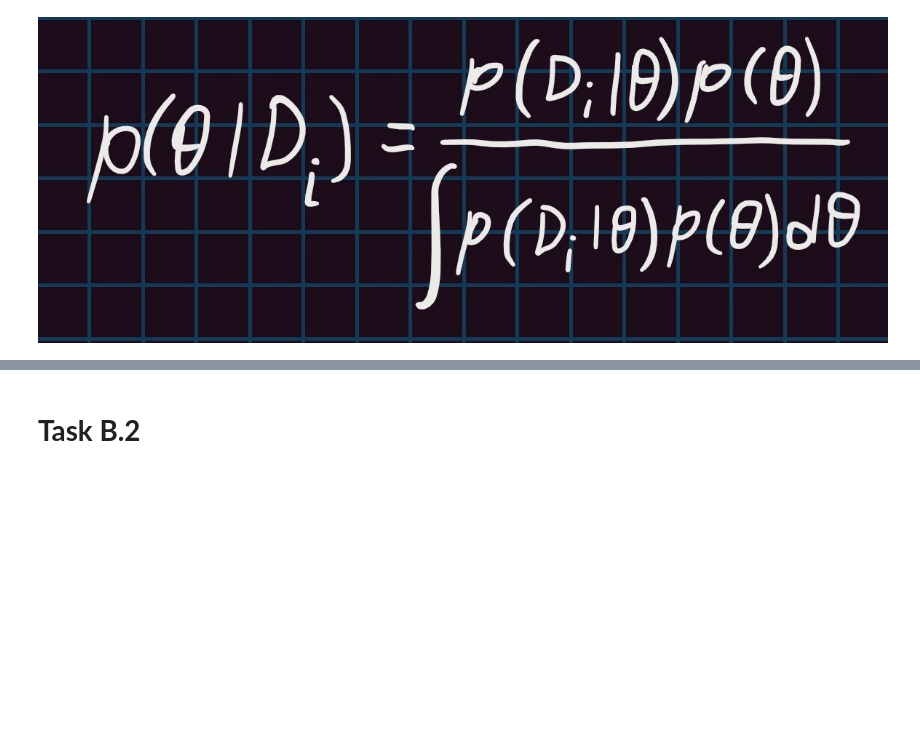
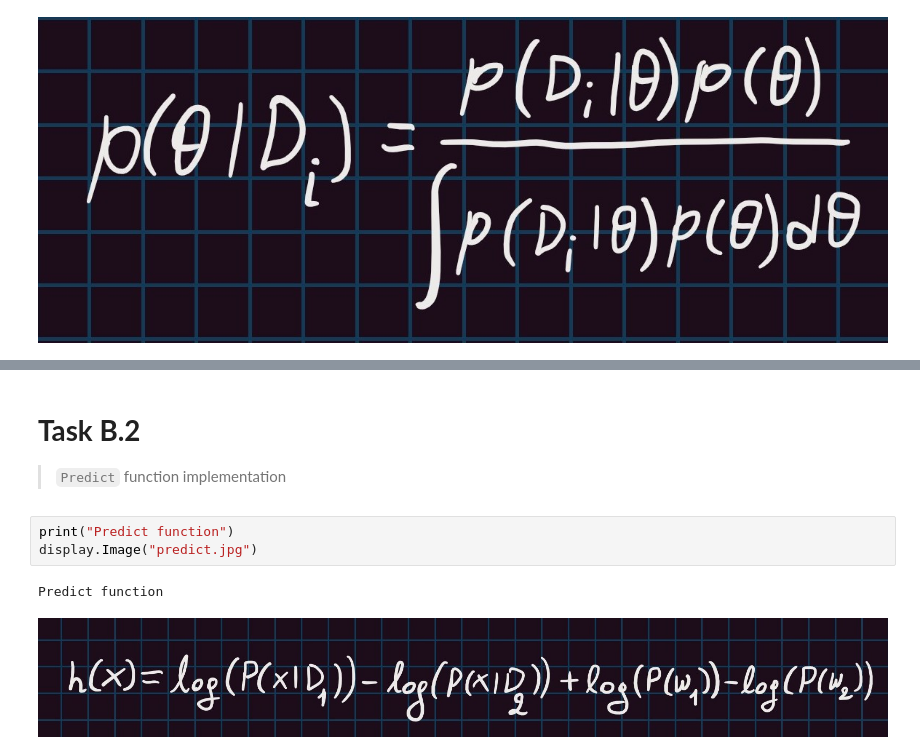
Before and after one commit to giahou2000/Gaming-statistics, a Jupyter notebook: gaming_company.ipynb, the cells around one changed output, grey strips where cells are left out. Drawn from its saved outputs; the diff is of its cells as text; blank space fills up the shorter version.

```diff
--- a/gaming_company.ipynb
+++ b/gaming_company.ipynb
@@ -290,2 +301,10 @@ No artists with labels found to put in legend.  Note that artists whose label st
 # %% [markdown]
 # **Task B.2**
+
+> `Predict` function implementation
+# %%
+print("Predict function")
+display.Image("predict.jpg")
+# %% [output]
+Predict function
+[figure, added]
```
Also changed, not shown: parts of 8 cells of this notebook, 2 other files.
